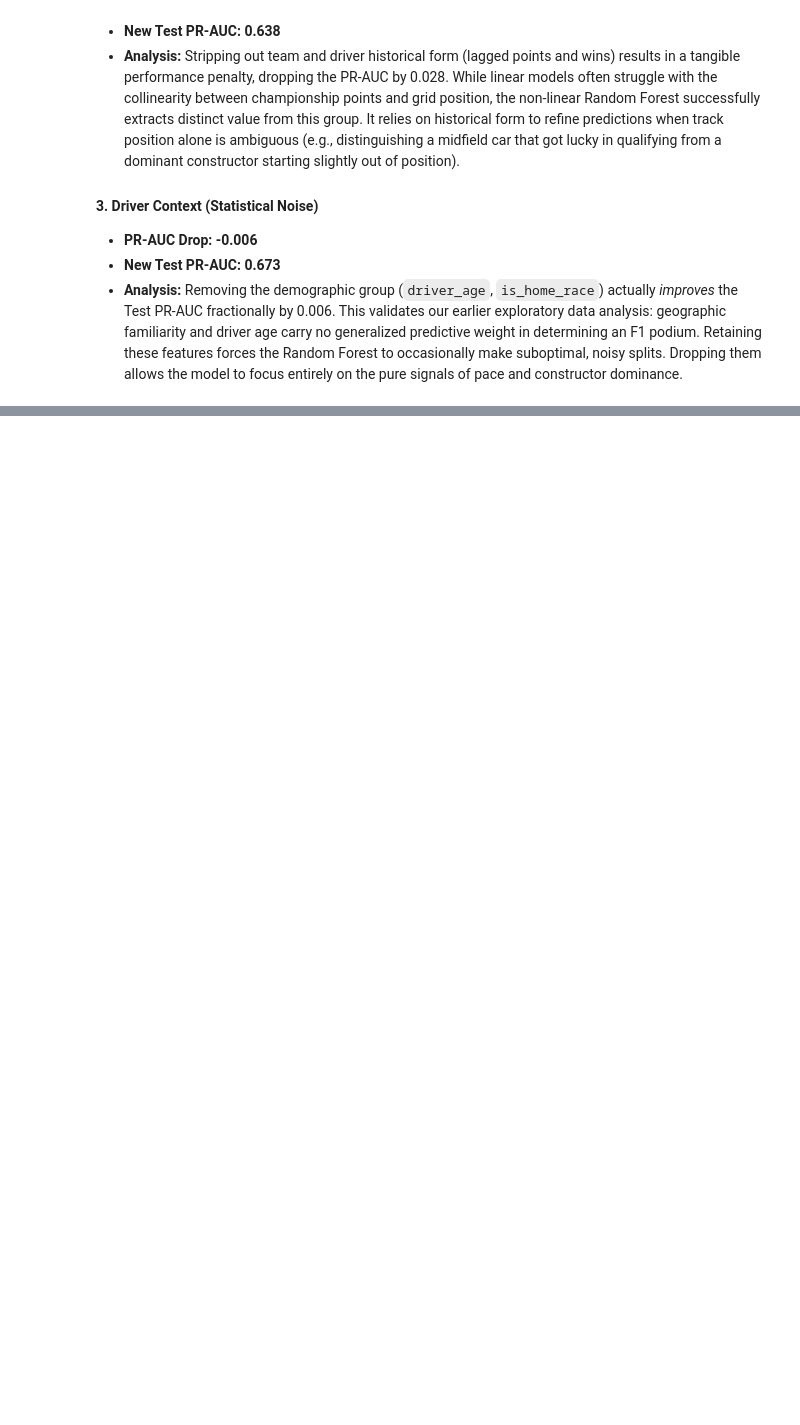
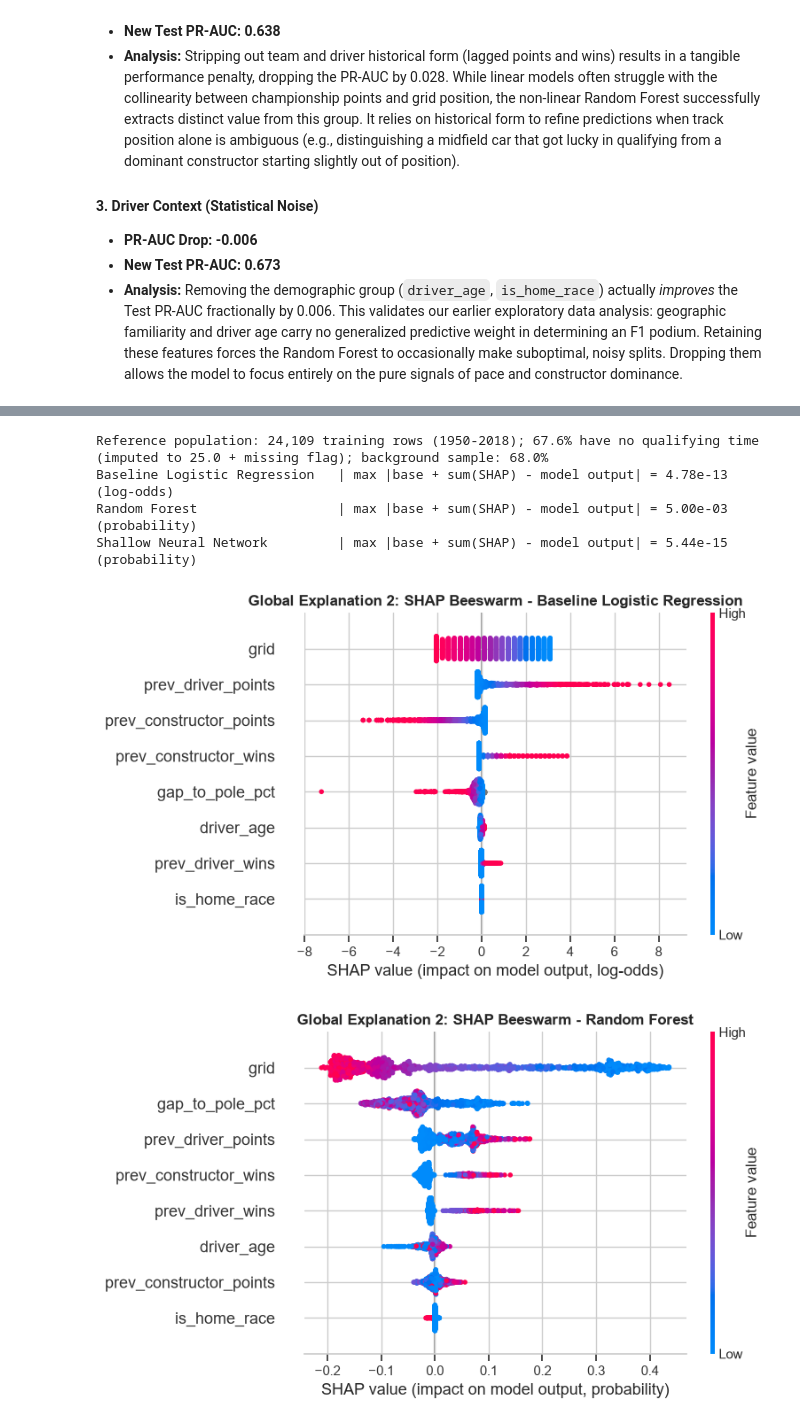
Before and after one commit to amado-888/ACL_Project, a Jupyter notebook: cleaned-version.ipynb, the cells around one changed output, grey strips where cells are left out. Saved outputs shown, nothing was run; the diff lists cells and outputs as text; code cells hidden in the pictures; blank space fills up the shorter version.

```diff
--- a/cleaned-version.ipynb
+++ b/cleaned-version.ipynb
@@ -2242,0 +2281,78 @@ ValueError: Domain error in arguments. The `scale` parameter must be positive fo
+# %%
+# Shared background (reference) distribution: 200 rows sampled from the FULL 1950-2018 training set,
+# identical for all three explainers. Its NaNs were already filled by the pipeline's own pace imputer
+# (Z_train = xai_preprocessor.transform(X_train)), so the explained models and predictions are unchanged.
+Z_ref = Z_train
+bg_idx = np.random.default_rng(XAI_SEED).choice(len(Z_ref), size=200, replace=False)
+Z_bg = Z_ref[bg_idx]
+miss_col = xai_feature_names.index("gap_to_pole_pct_missing")
+print(f"Reference population: {len(Z_ref):,} training rows (1950-2018); "
+      f"{Z_ref[:, miss_col].mean():.1%} have no qualifying time (imputed to 25.0 + missing flag); "
+      f"background sample: {Z_bg[:, miss_col].mean():.1%}")
+
+def _as_explanation(values, base_values):
+    """Wrap SHAP values with the UNSCALED model-input values so plots show real units."""
+    return shap.Explanation(values=np.asarray(values), base_values=np.asarray(base_values),
+                            data=Z_test, feature_names=xai_feature_names)
+
+# 1. Logistic Regression: exact linear SHAP, computed in the scaled space the model sees (units: log-odds)
+lr_explainer = shap.LinearExplainer(lr_clf, shap.maskers.Independent(lr_scaler.transform(Z_bg), max_samples=200))
+sv = lr_explainer(lr_scaler.transform(Z_test))
+shap_lr = _as_explanation(sv.values, sv.base_values)
+
+# 2. Random Forest: exact interventional TreeSHAP (units: probability), class 1 = podium
+rf_explainer = shap.TreeExplainer(rf_clf, data=shap.maskers.Independent(Z_bg, max_samples=200), feature_perturbation="interventional")
+sv = rf_explainer(Z_test)
+shap_rf = _as_explanation(sv.values[..., 1], sv.base_values[..., 1])
+
+# 3. Neural Network: model-agnostic exact Shapley values, 2^9 = 512 coalitions per row (units: probability)
+nn_explainer = shap.explainers.Exact(xai_models["Shallow Neural Network"], shap.maskers.Independent(Z_bg, max_samples=200))
+sv = nn_explainer(Z_test, silent=True)
+shap_nn = _as_explanation(sv.values, sv.base_values)
+
+shap_explanations = {"Baseline Logistic Regression": shap_lr, "Random Forest": shap_rf, "Shallow Neural Network": shap_nn}
+shap_units = {"Baseline Logistic Regression": "log-odds", "Random Forest": "probability", "Shallow Neural Network": "probability"}
+
+# Local accuracy check: base value + sum of SHAP values must reproduce each model's own output
+for name, expl in shap_explanations.items():
+    recon = expl.base_values + expl.values.sum(axis=1)
+    p = xai_models[name](Z_test)
+    target = np.log(p / (1 - p)) if shap_units[name] == "log-odds" else p
+    print(f"{name:30s} | max |base + sum(SHAP) - model output| = {np.abs(recon - target).max():.2e} ({shap_units[name]})")
+
+# --- Merge the imputed gap and its missing flag back into ONE raw feature for plotting ---
+# Both columns are produced from the single raw feature gap_to_pole_pct by the imputer. Against a 1950-2018
+# reference (68% without a qualifying time), they receive large SHAP values of opposite sign that mostly
+# cancel. SHAP is additive, so summing the two per row is exact: every row's prediction and total
+# attribution are unchanged; only the presentation goes back to the 8 raw features. The plotted feature
+# value is the raw gap (NaN = no qualifying time, drawn grey in the beeswarm).
+gap_i, miss_i = xai_feature_names.index("gap_to_pole_pct"), xai_feature_names.index("gap_to_pole_pct_missing")
+raw_feature_names = [f for f in xai_feature_names if f != "gap_to_pole_pct_missing"]
+
+def merge_gap_columns(values):
+    merged = np.delete(values, miss_i, axis=1)
+    merged[:, raw_feature_names.index("gap_to_pole_pct")] = values[:, gap_i] + values[:, miss_i]
+    return merged
+
+shap_raw_explanations = {
+    name: shap.Explanation(values=merge_gap_columns(expl.values), base_values=expl.base_values,
+                           data=X_test[raw_feature_names].values, feature_names=raw_feature_names)
+    for name, expl in shap_explanations.items()
+}
+for name in shap_explanations:
+    assert np.allclose(shap_raw_explanations[name].values.sum(axis=1), shap_explanations[name].values.sum(axis=1))
+
+# --- Plot A: beeswarm per model ---
+for name, expl in shap_raw_explanations.items():
+    shap.plots.beeswarm(expl, max_display=len(raw_feature_names), show=False)
+    plt.title(f"Global Explanation 2: SHAP Beeswarm - {name}", fontweight="bold")
+    plt.xlabel(f"SHAP value (impact on model output, {shap_units[name]})")
+    plt.tight_layout()
+    plt.show()
+# %% [output]
+Reference population: 24,109 training rows (1950-2018); 67.6% have no qualifying time (imputed to 25.0 + missing flag); background sample: 68.0%
+Baseline Logistic Regression   | max |base + sum(SHAP) - model output| = 4.78e-13 (log-odds)
+Random Forest                  | max |base + sum(SHAP) - model output| = 5.00e-03 (probability)
+Shallow Neural Network         | max |base + sum(SHAP) - model output| = 5.44e-15 (probability)
+[figure, added]
+[figure, added]
```
Also changed, not shown: parts of 21 cells of this notebook, 1 other file.
